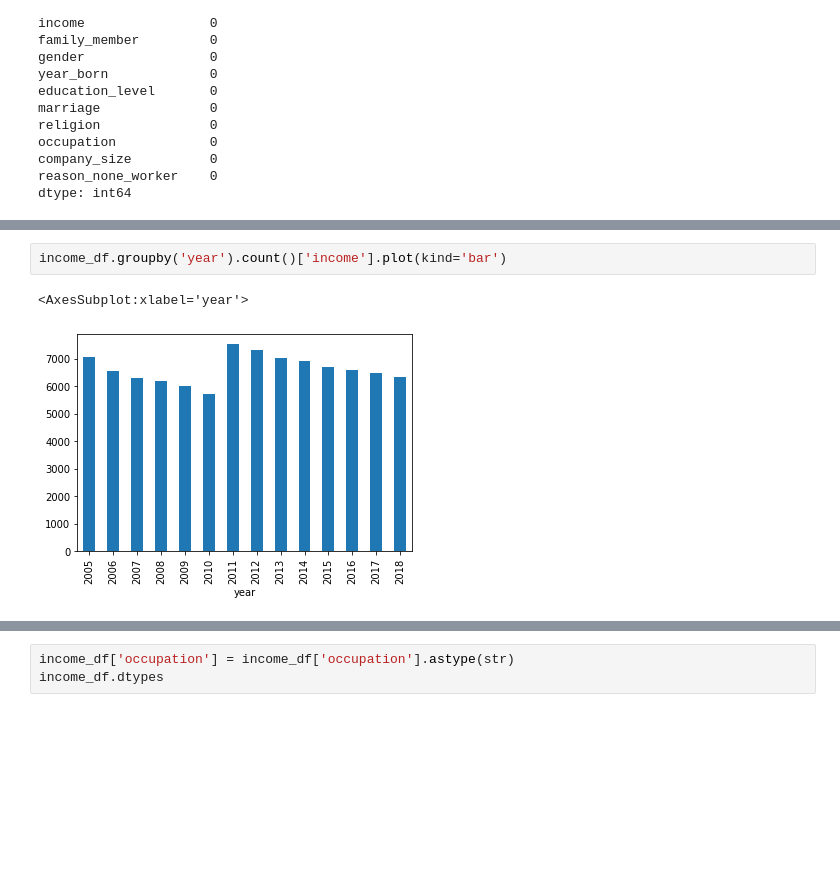
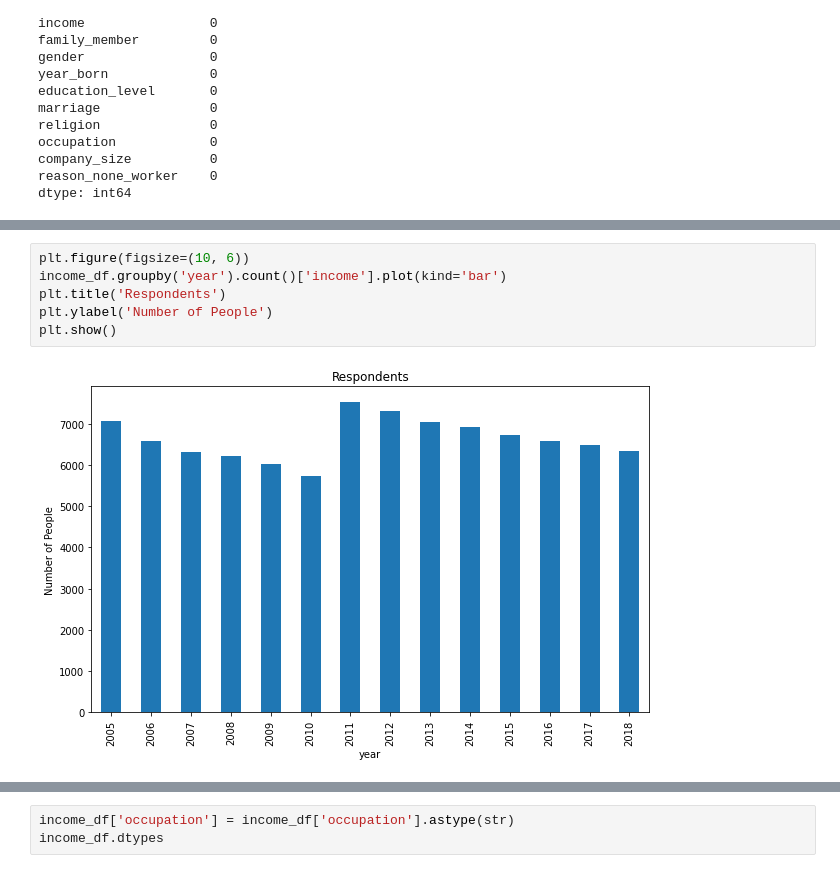
Before and after one commit to DongIk-Jang/programmers_dev_course, a Jupyter notebook: monthly_project_eda/EDA-Mission2.ipynb, the cells around one changed output, grey strips where cells are left out. Saved outputs shown, nothing was run; the diff lists cells and outputs as text; blank space fills up the shorter version.

```diff
--- a/monthly_project_eda/EDA-Mission2.ipynb
+++ b/monthly_project_eda/EDA-Mission2.ipynb
@@ -119,8 +121,11 @@ income_df.groupby('year').mean()['income'].plot(kind='bar')
 # %%
+plt.figure(figsize=(10, 6))
 income_df.groupby('year').count()['income'].plot(kind='bar')
+plt.title('Respondents')
+plt.ylabel('Number of People')
+plt.show()
 # %% [output]
-<AxesSubplot:xlabel='year'>
-[figure, old version]
+[figure, new version]
 # %%
 plt.figure(figsize=(10, 6))
 income_df[income_df['education_level']>6].groupby('year').count()['id'].plot()
```
Also changed, not shown: parts of 18 cells of this notebook.
